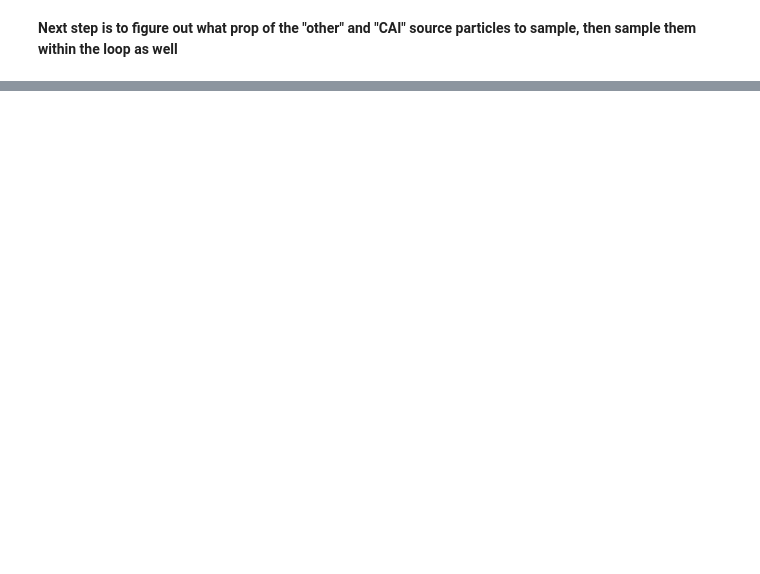
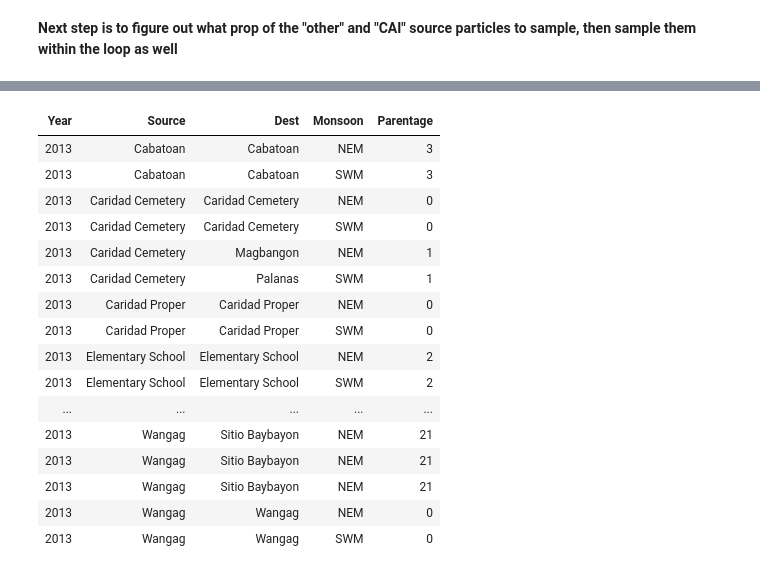
Before and after one commit to pinskylab/CamotesROMS, a Jupyter notebook: notebooks/fit_kernels_ROMS.ipynb, the cells around one changed output, grey strips where cells are left out. Drawn from its saved outputs; the diff is of its cells as text; code cells hidden in the pictures; blank space fills up the shorter version.

```diff
--- a/notebooks/fit_kernels_ROMS.ipynb
+++ b/notebooks/fit_kernels_ROMS.ipynb
@@ -14,14 +14,15 @@ source("~/parentage/kernel_fitting/1340_loci/functions/cdf_solve90.R") #dist 90%
 #read in the kernel fitting summary
 kernels <- fread(file="~/parentage/kernel_fitting/1340_loci/final_results/tables/kernel_fitting_summary.csv")
 #read in the centroids adjusted for the simulation, so the Magbangons combined
-centroids <- fread(file="~/oceanography/script_output/SurveyData/SimulationCentroids.csv")
+centroids <- fread(file="~/oceanography/empirical_data/site_centroids_SimTest.csv")
+setorder(centroids, site)
 #read in the table with number of recruits sampled at each site for each year
 AnnualRecsSamp <- fread(file="~/oceanography/script_output/SurveyData/AnnualRecruitsSampled.csv")
 #read in the table of the proportion of anemones sampled at each site for each year
 PropSamp <- fread(file="~/oceanography/script_output/SurveyData/ProportionHabitatSampled.csv")
 
 #read in the ROMS simulation connectivity table
-SimConn <- fread(file="~/oceanography/script_output/ROMSDataTables/SimConnectivityTable.csv.gz")
+SimConn <- fread(file="~/oceanography/script_output/ROMSDataTables/SimConnectivityTable.csv")
 
 #make vectors defining sites we didn't sample, but that are in the model, and the sandflats specifically
 UnsampledSites <- c("SF1", "SF2", "SF3", "SF4", "SF5", "SF6", "Pangasugan", "Other", "CAI")
@@ -38,12 +39,13 @@ sites_dest <- centroids
 dist_mat_m <- distm(sites_source[,c('lon','lat')], sites_source[,c('lon','lat')], fun=distVincentyEllipsoid)
 Distances <- dist_mat_m*10^-3
 #read in the reef areas for the kernel fitting
-Area <- read.csv("~/oceanography/empirical_data/site_area_header_nonsurveyed_simulation_kernels.csv", header=TRUE, stringsAsFactors = F) %>%
+Area <- fread("~/oceanography/empirical_data/site_area_header_nonsurveyed_simulation_kernels_test.csv") %>%
     arrange(site) %>%
     filter(site %!in% c("near_north_full1", "near_north_full2", "near_north_full3", "near_south_full1", "near_south_full2", "near_south_full3")) %>%
-    mutate(kmsq=msq*10^-6) %>%
-    select(kmsq)
-Reef_sizes <- as.matrix(Area)
+    mutate(kmsq=msq*10^-6)# %>%
+    #select(kmsq) #need to uncomment for functions to work
+setorder(Area, site)
+Reef_sizes <- as.matrix(Area$kmsq)
 
 #make a table with the survey information for each site (how many fish sampled, prop anems sampled, total number of anems at site)
 SurveyData <- AnnualRecsSamp[PropSamp, on=.(year=end_year, site)][#join the sampling tables together
@@ -93,7 +90,7 @@ setnames(destination_join, c("site", "year", "n_offs_gen", "PropAnemSamp", "Tota
 #lets see if we can do all the kernel fitting in one loop! be ambitious! this table created here will be what we loop through for kernel fitting
 SimDates <- destination_join[,.(date= unique(date)), by=.(YearSampled)][ #make a data.table of dates in that year-
     , DateSeqLin := ((0.25/2)/5)*.I, by=.(YearSampled)][ #then add a column of row number mulitplied by the linear survival model slope
-    , SurvWeight := DateSeqLin/max(DateSeqLin), by=.(YearSampled)][ #then add a column normalizing that as the survival probability, BUT if not eliminating new recruits (months 4/5) multiply the denominator by 1.25 so that nothing is an arbitrary prob=1
+    , SurvWeight := DateSeqLin/(max(DateSeqLin)*1.25), by=.(YearSampled)][ #then add a column normalizing that as the survival probability, BUT if not eliminating new recruits (months 4/5) multiply the denominator by 1.25 so that nothing is an arbitrary prob=1
     ,-"DateSeqLin"]
 
 #check this looks right- 2014 has fewer dates than the other years because the simulation is truncated for that time, and should see the SurvWeight column get low again when the year changes
@@ -103,33 +100,12 @@ SimDates <- destination_join[,.(date= unique(date)), by=.(YearSampled)][ #make a
 
 #now join with the simulation data table
 date_join <- SimDates[destination_join, on=.(date, YearSampled)][#joining with YearSampled too is redundant, can otherwise drop the column from SimDates before joining #
-    SimMonth != c(4,5)] #filter out particles recruiting in April/May, they would be new recruits
+    SimMonth %!in% c(4,5)] #filter out particles recruiting in April/May, they would be new recruits
 
-nrow(date_join)==nrow(SimConn[SimMonth != c(4,5)]) #should be TRUE
+nrow(date_join)==nrow(SimConn[SimMonth %!in% c(4,5)]) #should be TRUE
 
 #finally, weight the sources by their number of anemones relative to the total number of anemones across the surveyed region
 total_anems <- sum(SurveyData[year=="2014"][,"TotalAnems"]) #get the total number of anems recorded for the simulation time period
 date_join <- date_join[, SourceSize := SourceTotalAnems/total_anems, by=.(Source)]
-
-#first thing is sampling the simulation data like we sampled for the survey data
-
-#outside of the loop, trim this to only be the destinations we sampled, and 10% of the other/camotes particles (so the loop is faster). After finishing this code, we're going to figure out the most representative proportion to sample*
-
-dest_sampled <- date_join[DestPropSamp >0]
-check1 <- nrow(dest_sampled)
-dest_sampled <- dest_sampled[c(dest_sampled[, .I[Source != "Other"]], sample(dest_sampled[, .I[Source == "Other"]], length(dest_sampled[, .I[Source == "Other"]])*.1))]
-check2 <- nrow(dest_sampled)
-dest_sampled <- dest_sampled[c(dest_sampled[, .I[Source != "CAI"]], sample(dest_sampled[, .I[Source == "CAI"]], length(dest_sampled[, .I[Source == "CAI"]])*.1))]
-check3 <- nrow(dest_sampled)
-
-#check that we have less rows, should both be TRUE
-check1 > check2
-check2 > check3
-
-#join in the number of parentage matches observed by year
-dest_sampled <- kernels[Year %in% c("2012", "2013", "2014")][, Year:=as.integer(Year)][,c("Year", "NumParentageMatches")][dest_sampled, on=.(Year=YearSampled)]#[
-    #, ParticleID := paste ("P", .I, sep = "", collapse = NULL)]#finally, make a new column that's the particle ID for each row
-
-#setkey(dest_sampled, "Year", "Dest", "Source")
 # %% [output]
 [1] TRUE
@@ -406,0 +405,20 @@ __Next step is to figure out what prop of the "other" and "CAI" source particles
+# %%
+sim_sample[Year==2013]#[, Parentage := sum(Parentage), by=c("Year", "Source", "Dest")][]
+# %% [output]
+| Year | Source | Dest | Monsoon | Parentage |
+| 2013 | Cabatoan | Cabatoan | NEM | 3 |
+| 2013 | Cabatoan | Cabatoan | SWM | 3 |
+| 2013 | Caridad Cemetery | Caridad Cemetery | NEM | 0 |
+| 2013 | Caridad Cemetery | Caridad Cemetery | SWM | 0 |
+| 2013 | Caridad Cemetery | Magbangon | NEM | 1 |
+| 2013 | Caridad Cemetery | Palanas | SWM | 1 |
+| 2013 | Caridad Proper | Caridad Proper | NEM | 0 |
+| 2013 | Caridad Proper | Caridad Proper | SWM | 0 |
+| 2013 | Elementary School | Elementary School | NEM | 2 |
+| 2013 | Elementary School | Elementary School | SWM | 2 |
+| ... | ... | ... | ... | ... |
+| 2013 | Wangag | Sitio Baybayon | NEM | 21 |
+| 2013 | Wangag | Sitio Baybayon | NEM | 21 |
+| 2013 | Wangag | Sitio Baybayon | NEM | 21 |
+| 2013 | Wangag | Wangag | NEM | 0 |
+| 2013 | Wangag | Wangag | SWM | 0 |
```
Also changed, not shown: parts of 11 cells of this notebook, 5 other files.
